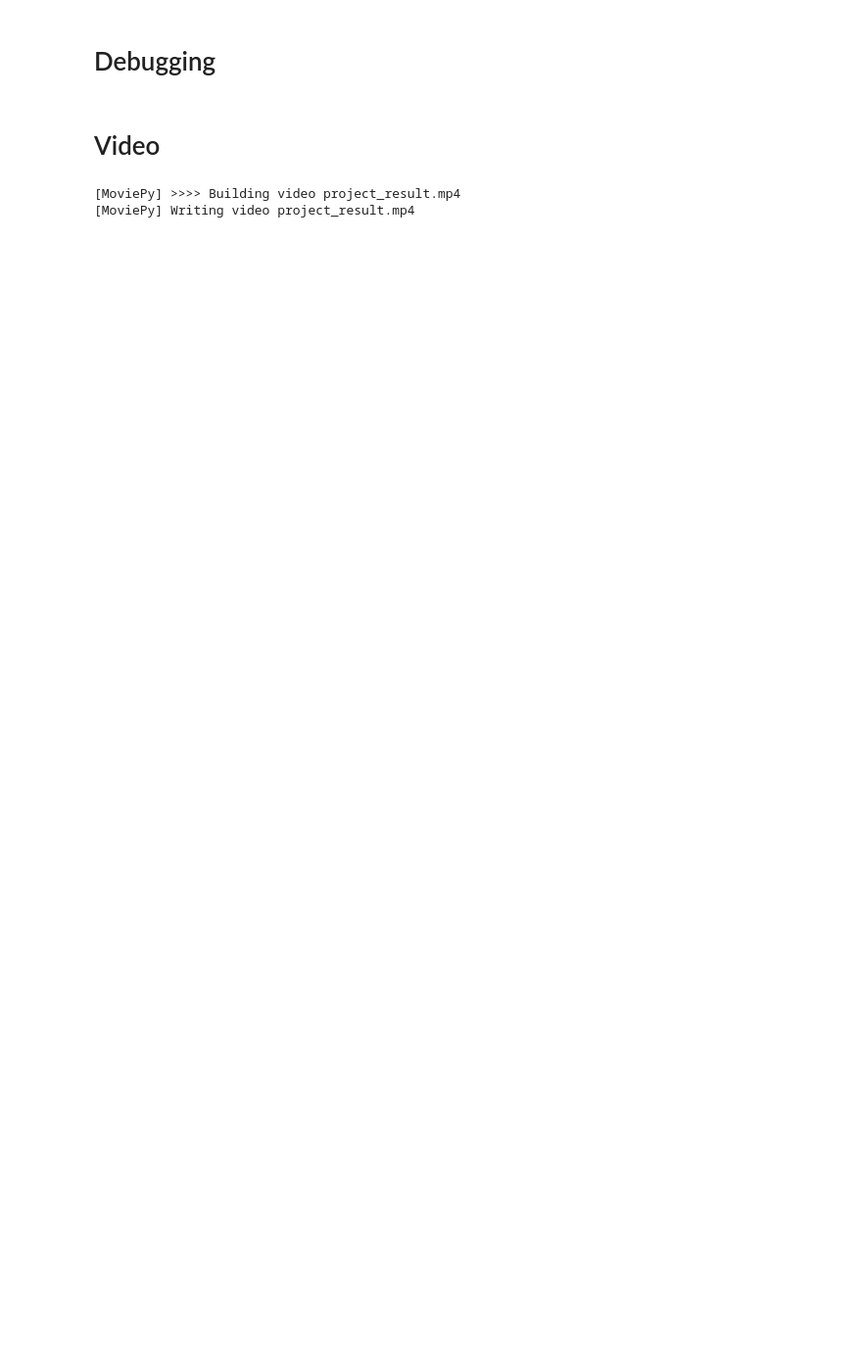
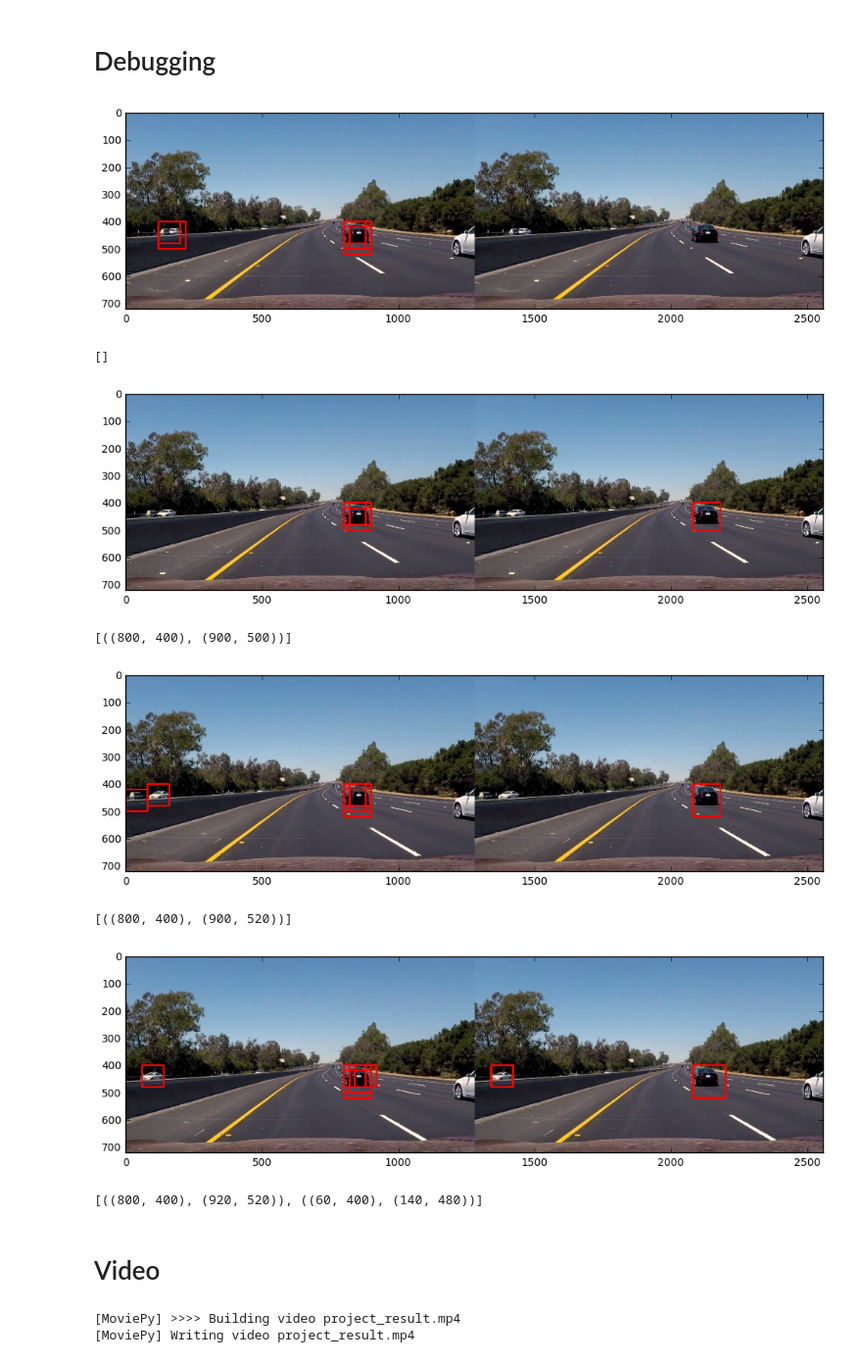
Before and after one commit to soon-yau/SDCND_Term1, a Jupyter notebook: vehicle-detect-tracking/vehicle-detect-track.ipynb, the cells around one changed output. Shown at 98% size. Drawn from its saved outputs; the diff is of its cells as text; code cells hidden in the pictures; blank space fills up the shorter version.

```diff
--- a/vehicle-detect-tracking/vehicle-detect-track.ipynb
+++ b/vehicle-detect-tracking/vehicle-detect-track.ipynb
@@ -226,6 +233,16 @@ print('Test accuracy', accuracy)
 KeyboardInterrupt:
 # %% [markdown]
 # SVM
+# %%
+def predict_vehicle(clf, image):
+    image=cv2.resize(image,(64,64))
+    feat=extract_features(image, feature='hog_and_color', color_space='LUV')
+
+    feat=feat.reshape(1,-1)
+    #scaler=StandardScaler().fit(feat.astype(np.float64))
+    #feat=scaler.transform(feat)
+    feat=normalise_histogram(feat)
+    return(clf.predict(feat))
 # %%
 X_train, X_test, y_train, y_test=process_datasets(features='hog_and_color', color_space='LUV')
 
@@ -276,11 +305,13 @@ plt.show()
 # %%
 class CarDetector(object):
-    def __init__(self):
+    def __init__(self, clf):
         self.detected_cars=[]
         self.observed_boxes=[]
         self.multiscale_windows=[[(80,80),(20,20),(400,560)],
                                  [(100,100),(20,20),(400,550)],
                                  [(160,160),(80,80),(450,660)]]
+        self.classifier=clf
+        self.lane_finder=lane.Finder()
 
     def sliding_window_row(self, img, window_size, step_size, y_loc, dbg=False):
 
@@ -289,11 +320,12 @@ class CarDetector(object):
             if y_bottom>y_loc[1]:
                 break
             for x_left in range(0, img.shape[1],step_size[0]):
+            #for x_left in range(720, 800,step_size[0]):
                 x_right=x_left+window_size[0]
                 if x_right>img.shape[1]:
                     break
                 window=img[y_top:y_bottom,x_left:x_right,:]
-                detected=predict_vehicle(clf, window)
+                detected=predict_vehicle(self.classifier, window)
                 if dbg==True or detected:
                     yield(((x_left,y_top),(x_right,y_bottom)))
                 else:
@@ -416,7 +448,7 @@ class CarDetector(object):
         return cleaned_boxes
 
 
-    def pipeline(self, image, dbg=False):
+    def pipeline(self, image, aug_lane=True, dbg=False):
         boxes=self.detect_car(image)
         clean_boxes=self.clean_up_boxes(np.array(boxes), 0.3)
 
@@ -434,6 +466,9 @@ class CarDetector(object):
             else:
                 self.observed_boxes.append(new_box)
 
+        if aug_lane==True:
+            image=self.lane_finder.process_image(image)
+
         aug_img=draw_boxes(image, self.detected_cars,thick=6)
 
         if dbg==True:
@@ -441,10 +476,13 @@ class CarDetector(object):
             plt.figure(figsize=(12,12))
             plt.imshow(np.hstack((unclean_aug_img,aug_img)))
             plt.show()
+            print(self.detected_cars)
 
         return(aug_img)
+
+car_detector=CarDetector(clf)
 # %%
-car_detector=CarDetector()
+
 img=read_image('test758.jpg')
 _=car_detector.pipeline(img, True)
 img=read_image('test759.jpg')
@@ -462,21 +493,30 @@ _=car_detector.pipeline(img, True)
 # Debugging
 # %%
 cap = cv2.VideoCapture("project_video.mp4") #video_name is the video being called
-for fn in range(1000,1250): # enter the range of frames to view
+for fn in range(1179,1183): # enter the range of frames to view
     cap.set(1,fn); # Where frame_no is the frame you want
     ret, frame = cap.read() # Read the frame
-    #cv2.imwrite('test759.jpg',frame)
+    cv2.imwrite('test1179.jpg',frame)
     frame=cv2.cvtColor(frame, cv2.COLOR_BGR2RGB)
 
-    aug_frame=car_detector.pipeline(frame, dbg=False)
+    aug_frame=car_detector.pipeline(frame, dbg=True)
 
     aug_frame=cv2.cvtColor(aug_frame,cv2.COLOR_RGB2BGR)
     cv2.putText(aug_frame, "Frame "+str(fn), (400, 450),
            cv2.FONT_HERSHEY_SIMPLEX, 2, (0,0,255), 2)
 
     cv2.imshow('window_name', aug_frame) # show frame on window
     if cv2.waitKey(1) & 0xFF == ord('q'):
         break
+# %% [output]
+[figure, added]
+[]
+[figure, added]
+[((800, 400), (900, 500))]
+[figure, added]
+[((800, 400), (900, 520))]
+[figure, added]
+[((800, 400), (920, 520)), ((60, 400), (140, 480))]
 # %%
 cv2.destroyAllWindows()
 # %% [markdown]
```
Also changed, not shown: parts of 11 cells of this notebook, 3 other files.
